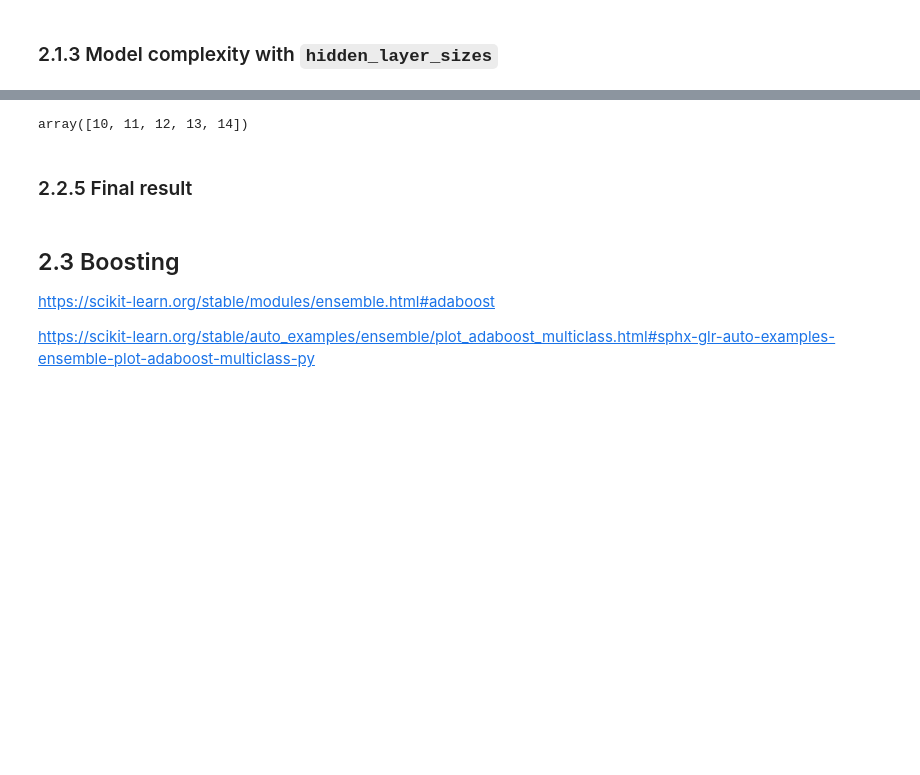
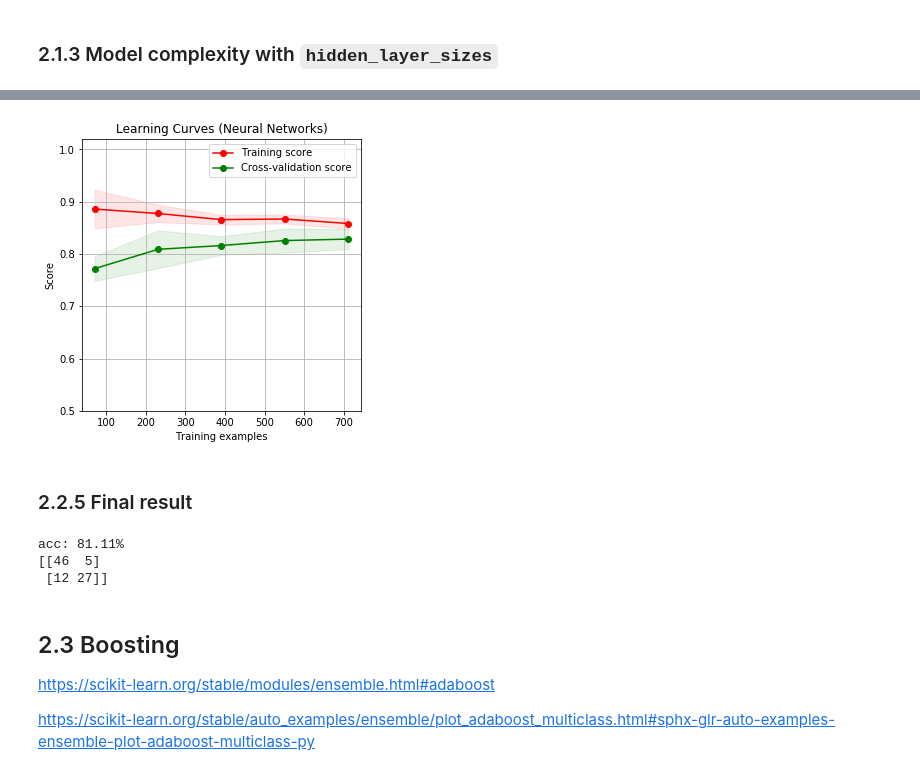
Before and after one commit to shileiphys/CS7641, a Jupyter notebook: HW1-a.ipynb, the cells around one changed output, grey strips where cells are left out. Saved outputs shown, nothing was run; the diff lists cells and outputs as text; code cells hidden in the pictures; blank space fills up the shorter version.

```diff
--- a/HW1-a.ipynb
+++ b/HW1-a.ipynb
@@ -57,8 +59,9 @@ def plot_validation_curve(param_range, train_mean_std, test_mean_std,
 # %%
 from sklearn.model_selection import learning_curve
 
-def plot_learning_curve(estimator, title, X, y, axes=None, ylim=None, cv=None,
-                        n_jobs=None, train_sizes=np.linspace(.1, 1.0, 5)):
+def plot_learning_curve(estimator, title, X, y, axes=None, ylim=None,
+                        cv=None, scoring='accuracy', n_jobs=None,
+                        train_sizes=np.linspace(.1, 1.0, 5)):
     """
     Generate 3 plots: the test and training learning curve, the training
     samples vs fit times curve, the fit times vs score curve.
@@ -128,6 +131,7 @@ def plot_learning_curve(estimator, title, X, y, axes=None, ylim=None, cv=None,
     train_sizes, train_scores, test_scores, fit_times, _ = \
         learning_curve(estimator, X, y, cv=cv, n_jobs=n_jobs,
                        train_sizes=train_sizes,
+                       scoring=scoring,
                        return_times=True)
     train_scores_mean = np.mean(train_scores, axis=1)
     train_scores_std = np.std(train_scores, axis=1)
@@ -659,15 +667,17 @@ ax = plot_validation_curve(param_range, train_mean_std, test_mean_std,
 # %%
 ## plot learning curve
-nn_clf = MLPClassifier(activation='relu', solver='lbfgs', alpha=1,
+nn_clf = MLPClassifier(hidden_layer_sizes=15, random_state=0,
+                       activation='relu', solver='lbfgs', alpha=1,
                        max_iter=2000, learning_rate_init=0.001)
+
+cv = ShuffleSplit(n_splits=10, test_size=0.2, random_state=0)
 
 fig, axes = plt.subplots(1, 1, figsize=(5, 5))
 title = r"Learning Curves (Neural Networks)"
 
-cv = ShuffleSplit(n_splits=10, test_size=0.2, random_state=0)
 plot_learning_curve(nn_clf, title, X, y, axes=[axes], ylim=(0.5, 1.02),
-                    cv=cv, n_jobs=4)
+                    cv=cv, scoring='accuracy', n_jobs=-1)
 
 plt.show()
 # %% [output]
-array([10, 11, 12, 13, 14])
+[figure, added]
@@ -677,16 +684,21 @@ learning_rate_initdouble, default=0.001
 # %% [markdown]
 ### 2.2.5 Final result
 # %%
-# nn = MLPClassifier(hidden_layer_sizes=(100, 50, 10,), activation='logistic', solver='lbfgs', max_iter=1000)
-# nn.fit(X_train, y_train)  # Fit data
-y_pred = nn_clf.predict(x_test)  # Predict results for x_test
+nn_clf = MLPClassifier(hidden_layer_sizes=15, random_state=0,
+                       activation='relu', solver='lbfgs', alpha=1,
+                       max_iter=2000, learning_rate_init=0.001)
+nn_clf.fit(X_train, y_train)     # Fit data
+y_pred = nn_clf.predict(X_test)  # Predict results for x_test
 
 acc_nn = accuracy_score(y_test, y_pred)  # Accuracy Score
 cm_nn = confusion_matrix(y_test, y_pred)  # Confusion Matrix
 
-
 print('acc: %.2f%%'%(acc_nn*100))
 print(str(cm_nn))
+# %% [output]
+acc: 81.11%
+[[46  5]
+ [12 27]]
 # %% [markdown]
 ## 2.3 Boosting
 
```
Also changed, not shown: parts of 7 cells of this notebook.
